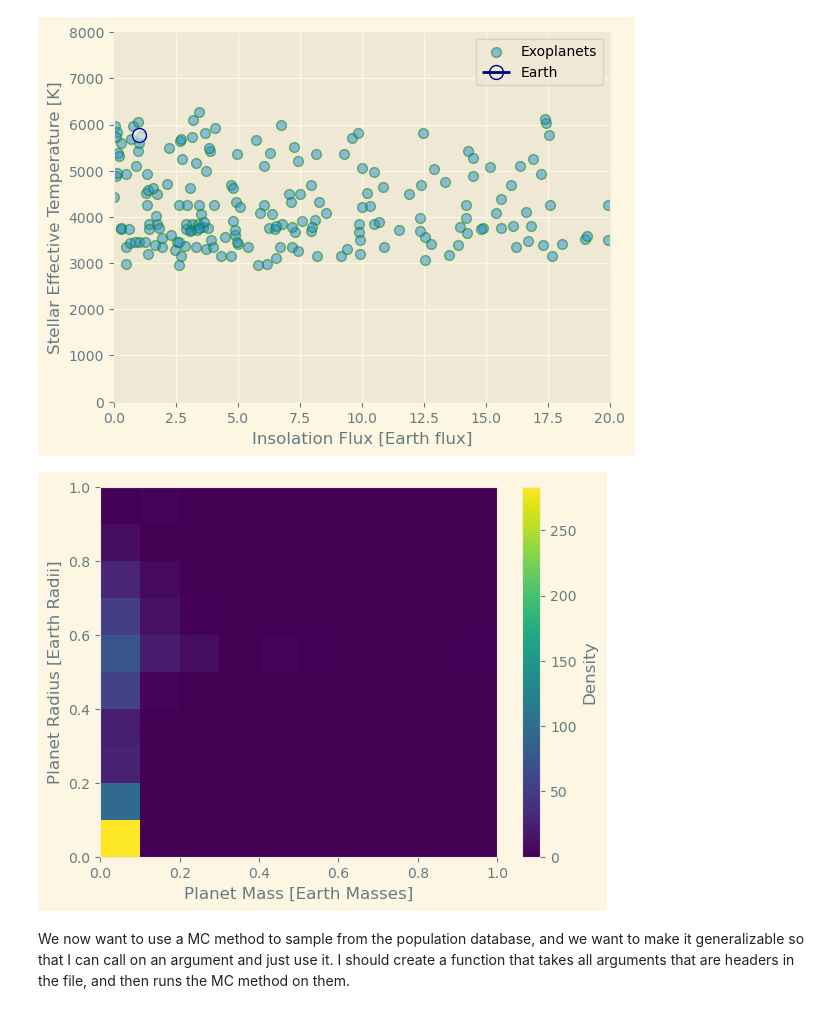
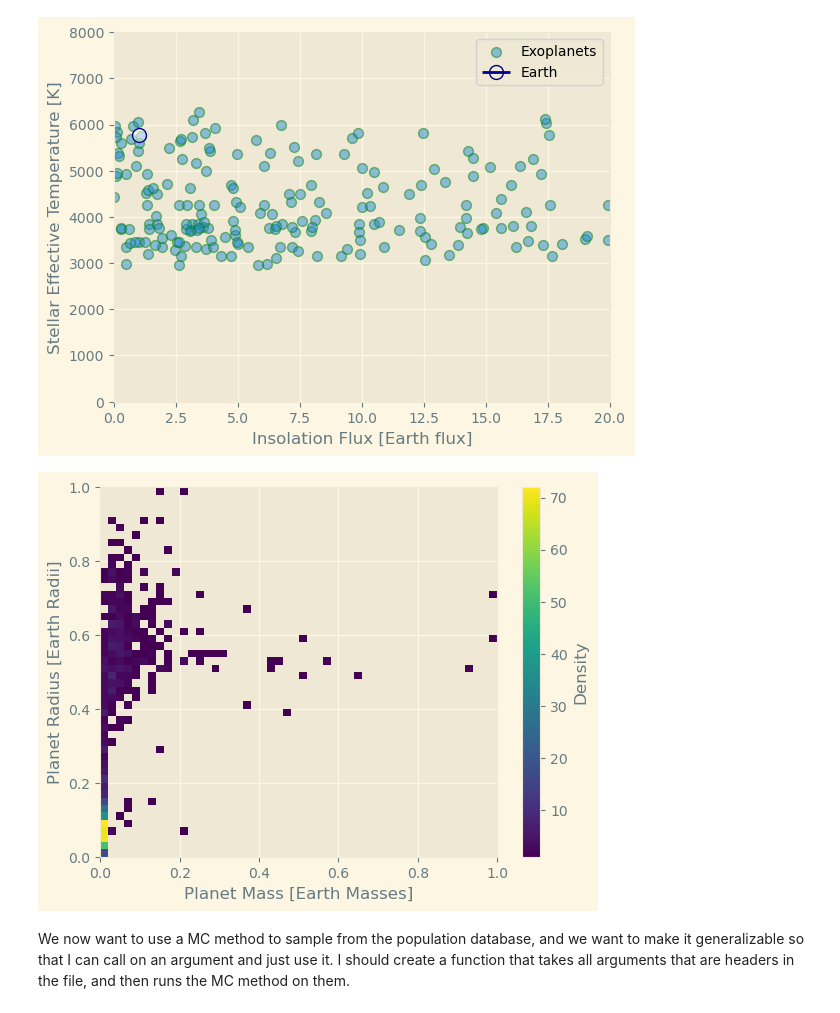
Before and after one commit to nirihs/Exo_Pop_Project, a Jupyter notebook: final_project.ipynb, the cells around one changed output. Cells and saved outputs as stored; diff of their text form; code cells hidden in the pictures.

```diff
--- a/final_project.ipynb
+++ b/final_project.ipynb
@@ -140,27 +152,27 @@ plt.show()
 # %%
 # Min-Max Scaling
 min_val_r = np.min(exo_data['Planet Radius [Earth radii]'])
 max_val_r = np.max(exo_data['Planet Radius [Earth radii]'])
 min_val_m = np.min(exo_data['Planet Mass [Earth masses]'])
 max_val_m = np.max(exo_data['Planet Mass [Earth masses]'])
 normalized_r = (exo_data['Planet Radius [Earth radii]'] - min_val_r)/(max_val_r - min_val_r)
 normalized_m = (exo_data['Planet Mass [Earth masses]'] - min_val_m)/(max_val_m - min_val_m)
 
 
 fig, ax = plt.subplots()
 #hist = ax.hist2d(np.log10(exo_data['Planet Mass [Earth masses]']), np.log10(exo_data['Planet Radius [Earth radii]']), cmin=1, bins=50, cmap='viridis')
-hist = ax.hist2d((normalized_m), (normalized_r))
+hist = ax.hist2d((normalized_m), (normalized_r), cmin=1, bins=50)
 #ax.colorbar() #label this - also normalize to make it so it's probability of finding a planet with this radius and mass
 #can also add x's to add to this plot to show "how" I'm pulling data from here for the hab zone distribution
 #use a custom image as a scatterplot rep using earth to mark, use biggest zorder to add to foreground ie zorder=1000
 ax.set_xlabel("Planet Mass [Earth Masses]")
 ax.set_ylabel("Planet Radius [Earth Radii]")
 cbar = plt.colorbar(hist[3], ax=ax)
 cbar.set_label('Density')
 #path_earf = Image.open('/Users/shirin/Desktop/comp_meth/earf.png')
 #plt.scatter(1,1, label='Earth', marker=path_earf)
 # %% [output]
-[figure, old version]
+[figure, new version]
 # %% [markdown]
 We now want to use a MC method to sample from the population database, and we want to make it generalizable so that I can call on an argument and just use it. I should create a function that takes all arguments that are headers in the file, and then runs the MC method on them.
 # %%
```
Also changed, not shown: parts of 15 cells of this notebook.
